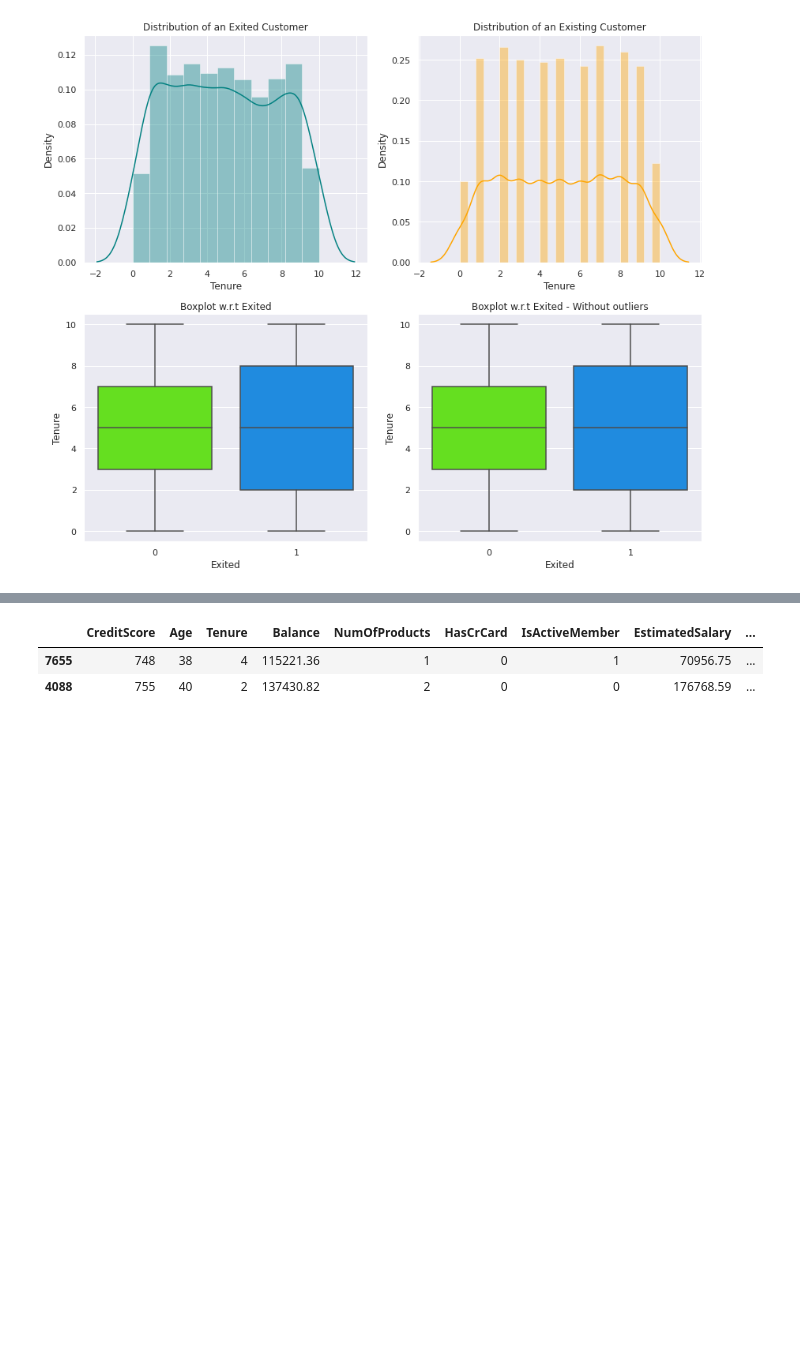
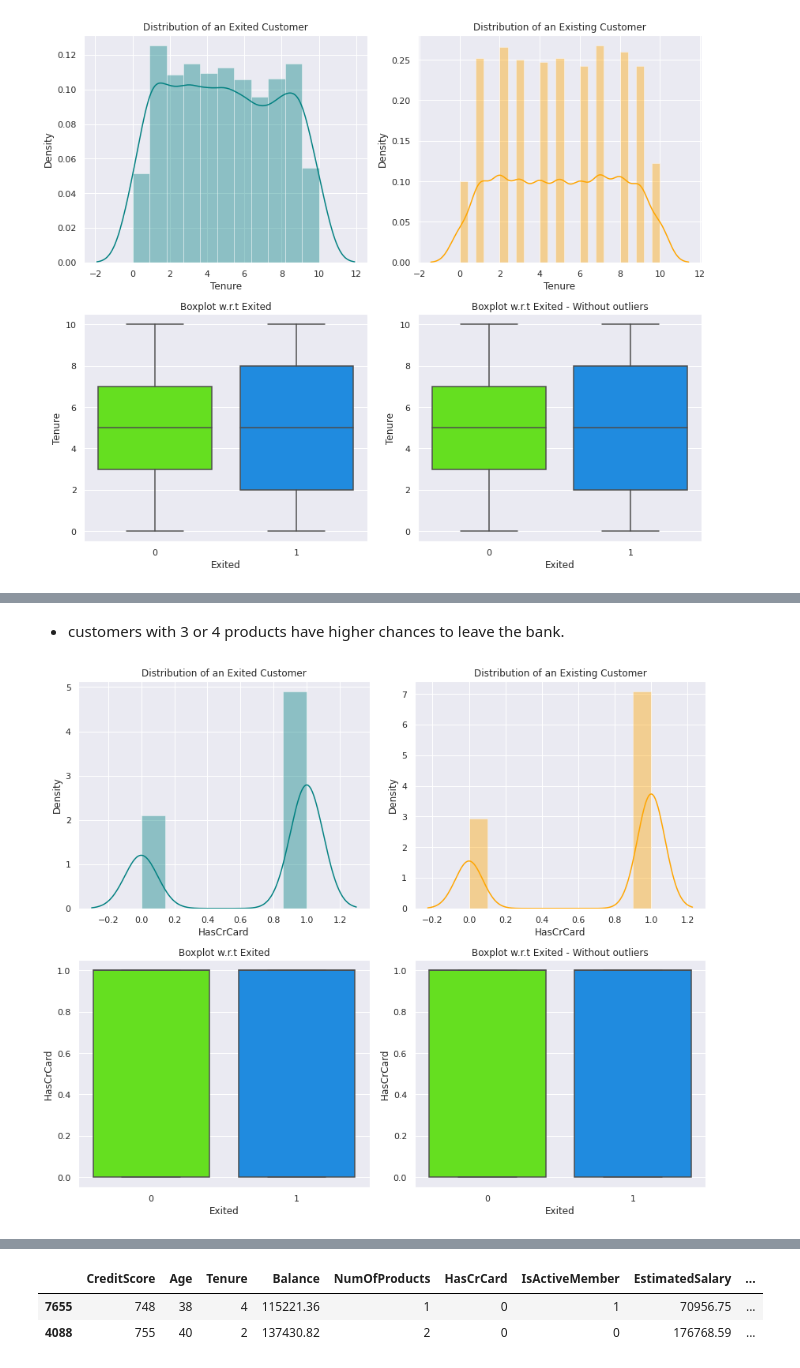
Before and after one commit to snegi5/hello-github, a Jupyter notebook: Module_7.ipynb, the cells around one changed output, grey strips where cells are left out. Cells and saved outputs as stored; diff of their text form; code cells hidden in the pictures; blank space fills up the shorter version.

```diff
--- a/Module_7.ipynb
+++ b/Module_7.ipynb
@@ -241,0 +250,6 @@ plot("Tenure")
+# %% [markdown]
+* customers with 3 or 4 products have higher chances to leave the bank.
+# %%
+plot("HasCrCard")
+# %% [output]
+[figure, added]
```
Also changed, not shown: parts of 12 cells of this notebook.
